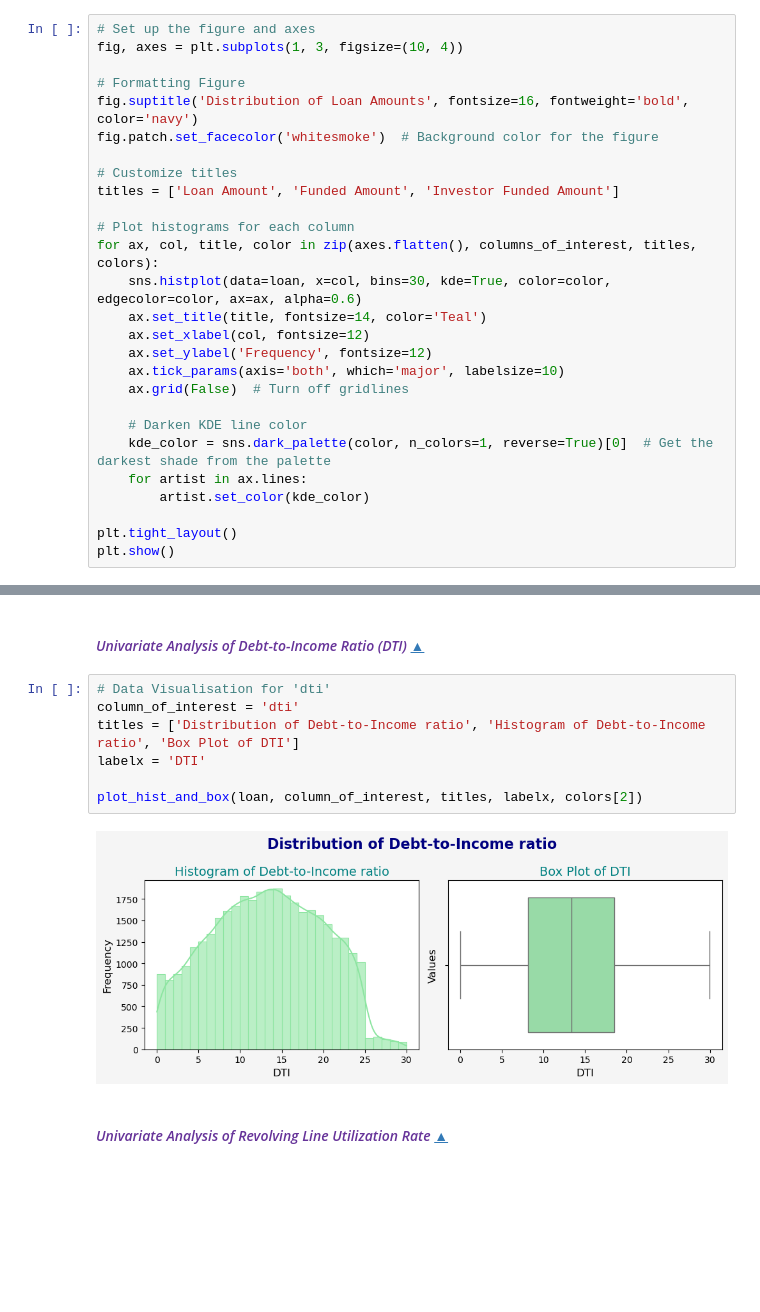
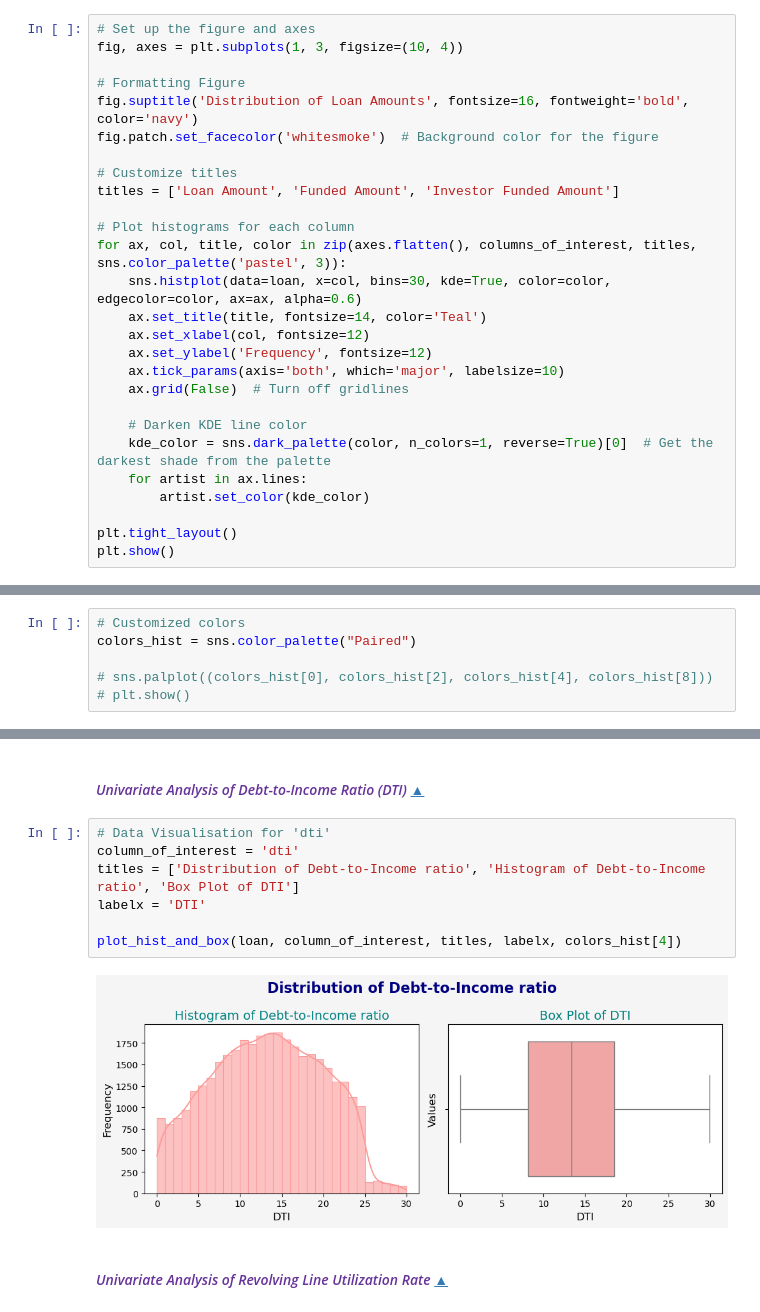
Before and after one commit to svenkatlata/Lending_Club_Case_Study, a Jupyter notebook: Lending_Club_Case_Study_EDA.ipynb, the cells around one changed output, grey strips where cells are left out. Drawn from its saved outputs; the diff is of its cells as text; blank space fills up the shorter version.

```diff
--- a/Lending_Club_Case_Study_EDA.ipynb
+++ b/Lending_Club_Case_Study_EDA.ipynb
@@ -1093,7 +1090,7 @@ fig.patch.set_facecolor('whitesmoke')  # Background color for the figure
 titles = ['Loan Amount', 'Funded Amount', 'Investor Funded Amount']
 
 # Plot histograms for each column
-for ax, col, title, color in zip(axes.flatten(), columns_of_interest, titles, colors):
+for ax, col, title, color in zip(axes.flatten(), columns_of_interest, titles, sns.color_palette('pastel', 3)):
     sns.histplot(data=loan, x=col, bins=30, kde=True, color=color, edgecolor=color, ax=ax, alpha=0.6)
     ax.set_title(title, fontsize=14, color='Teal')
     ax.set_xlabel(col, fontsize=12)
@@ -1116,6 +1113,12 @@ plt.show()
 > Each feature has a specific description that outlines its role and importance within the dataset. Despite the similarity in distributions, 'loan_amnt' stands out because it is a Pre-Approval Attribute unlike the others. Hence, we have opted to advance our analysis using **'loan_amnt'**.
 # %% [markdown]
 #### _<a id = 'step23'><font color = 'RebeccaPurple'>Function Definition for Visualization of Numerical Variables</font></a>_ [▲](#top1)
+# %%
+# Customized colors
+colors_hist = sns.color_palette("Paired")
+
+# sns.palplot((colors_hist[0], colors_hist[2], colors_hist[4], colors_hist[8]))
+# plt.show()
 # %%
 def plot_hist_and_box(data, column_of_interest, titles, labelx, fill_color, h_bins=30):
     """
@@ -1180,12 +1183,12 @@ plot_hist_and_box(loan, column_of_interest, titles, labelx, colors[1])
 # %%
 # Data Visualisation for 'dti'
 column_of_interest = 'dti'
 titles = ['Distribution of Debt-to-Income ratio', 'Histogram of Debt-to-Income ratio', 'Box Plot of DTI']
 labelx = 'DTI'
 
-plot_hist_and_box(loan, column_of_interest, titles, labelx, colors[2])
+plot_hist_and_box(loan, column_of_interest, titles, labelx, colors_hist[4])
 # %% [output]
-[figure, old version]
+[figure, new version]
 # %% [markdown]
 #### _<a id = 'step27'><font color = 'RebeccaPurple'>Univariate Analysis of Revolving Line Utilization Rate</font></a>_ [▲](#top1)
 # %%
```
Also changed, not shown: parts of 19 cells of this notebook.
